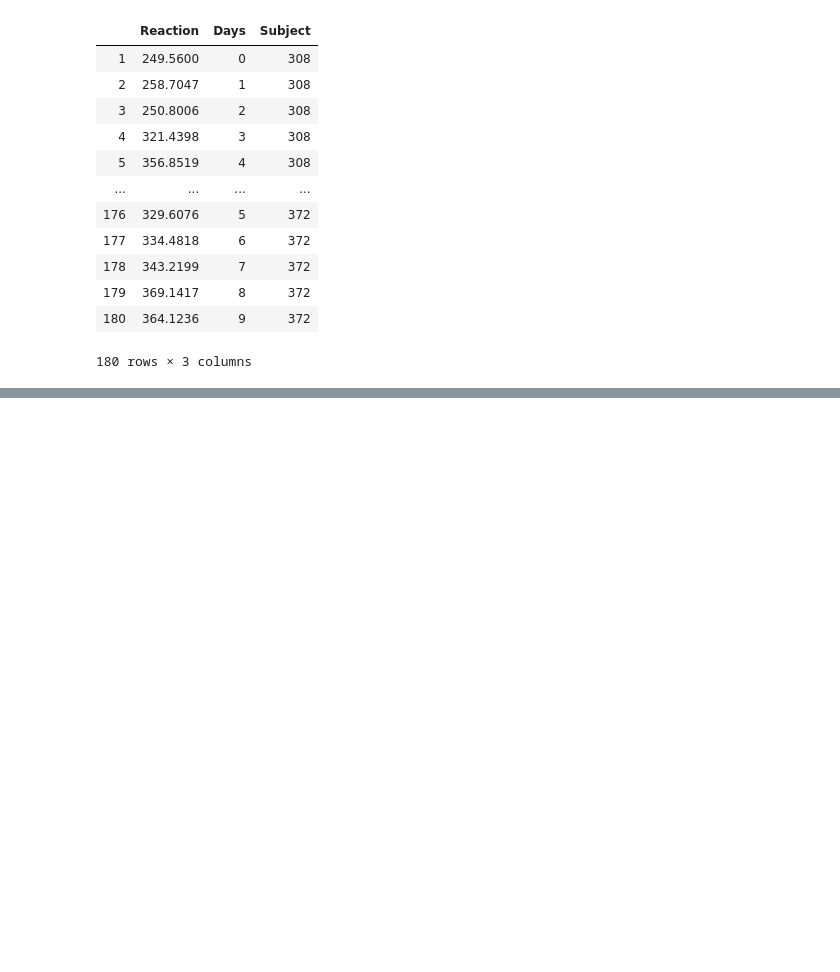
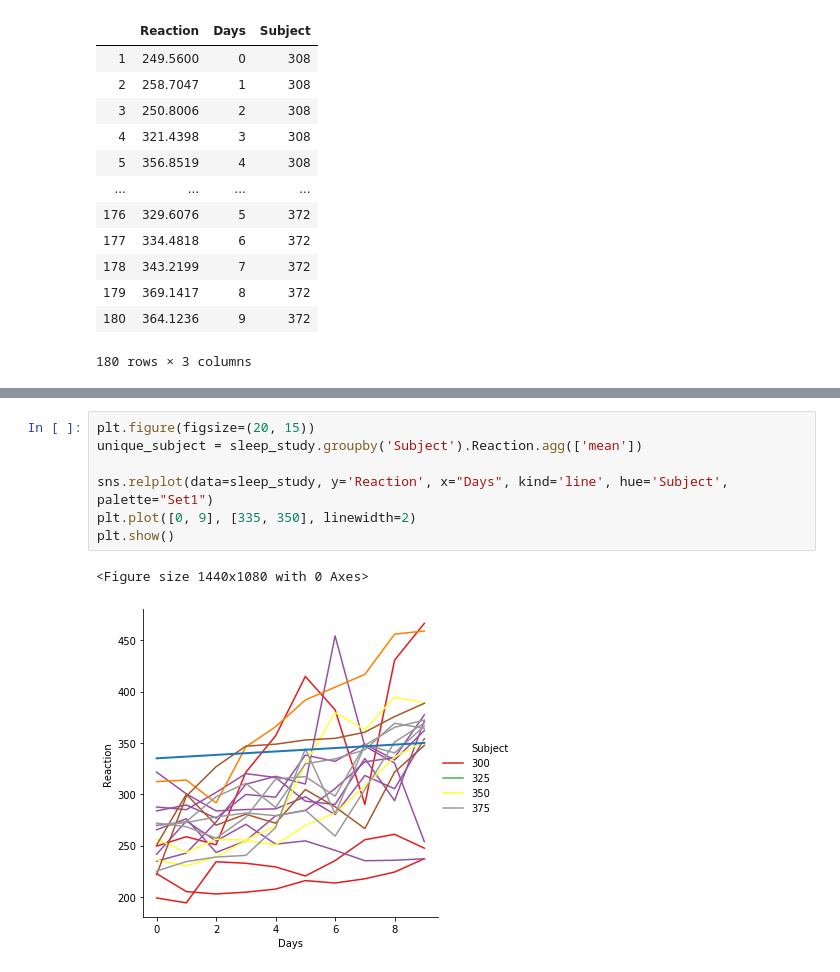
Before and after one commit to jivemachine/python-exercises, a Jupyter notebook: 4.8.5_seaborn_exercises.py.ipynb, the cells around one changed output, grey strips where cells are left out. Drawn from its saved outputs; the diff is of its cells as text; blank space fills up the shorter version.

```diff
--- a/4.8.5_seaborn_exercises.py.ipynb
+++ b/4.8.5_seaborn_exercises.py.ipynb
@@ -393 +402,11 @@ memory usage: 5.6 KB
+# %%
+plt.figure(figsize=(20, 15))
+unique_subject = sleep_study.groupby('Subject').Reaction.agg(['mean'])
+
+sns.relplot(data=sleep_study, y='Reaction', x="Days", kind='line', hue='Subject', palette="Set1")
+plt.plot([0, 9], [335, 350], linewidth=2)
+plt.show()
+# %% [output]
+<Figure size 1440x1080 with 0 Axes>
+[figure, added]
 # %%
```
Also changed, not shown: parts of 6 cells of this notebook.
